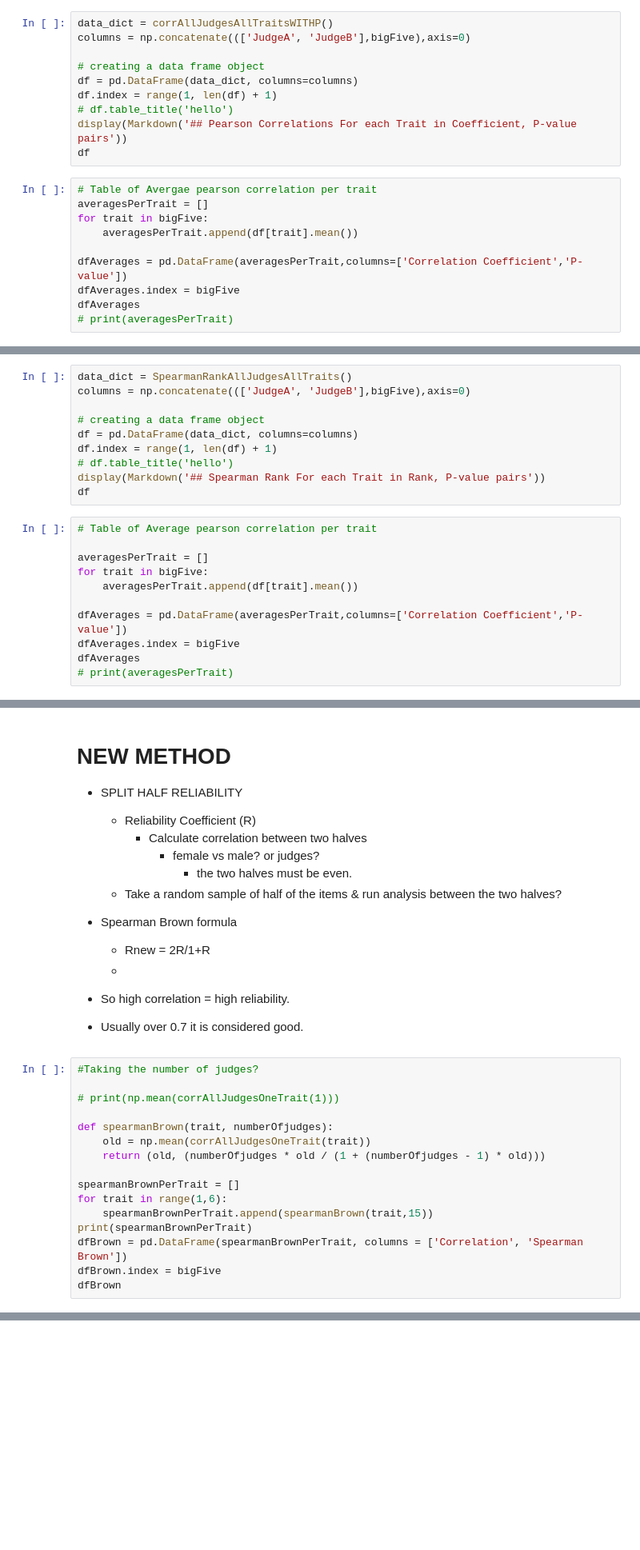
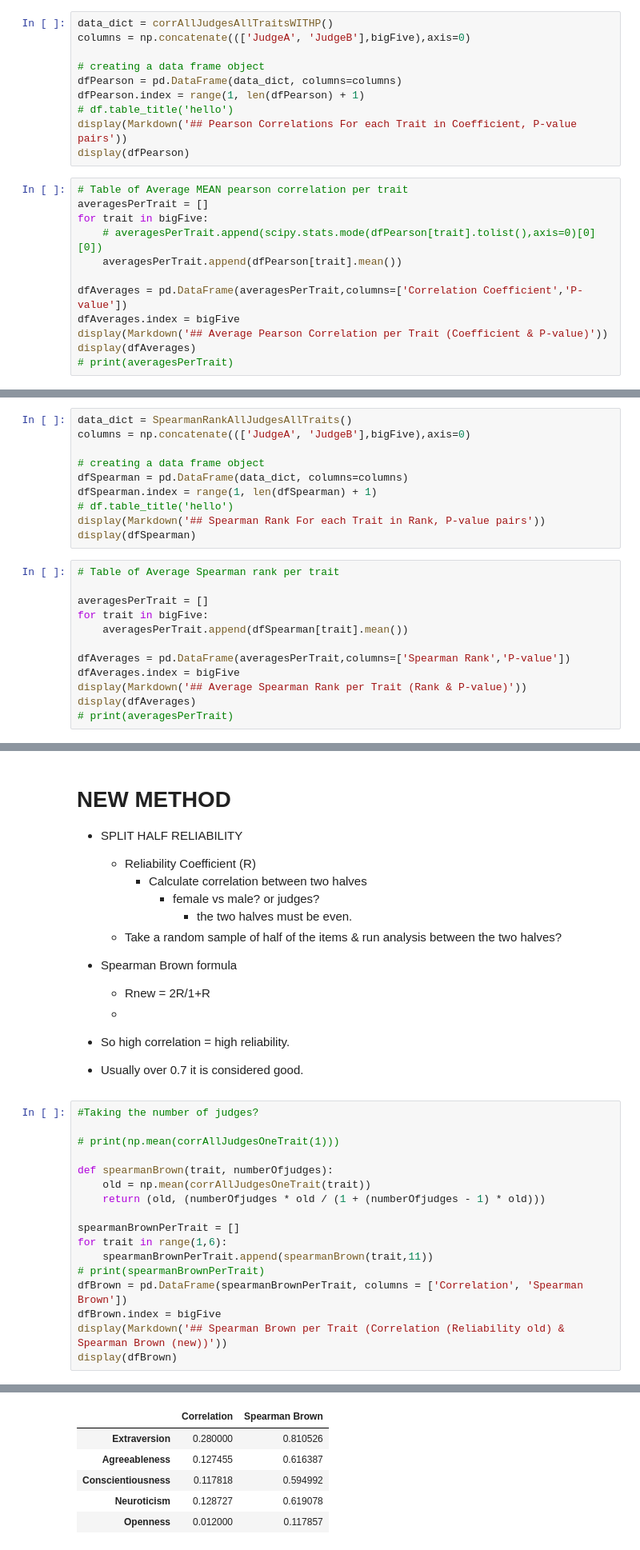
Before and after one commit to sophiak12/Individual_Project, a Jupyter notebook: src/data2.ipynb, the cells around one changed output, grey strips where cells are left out. Shown: that part at 80% size. Cells and saved outputs as stored; diff of their text form; blank space fills up the shorter version.

```diff
--- a/src/data2.ipynb
+++ b/src/data2.ipynb
@@ -342,18 +357,20 @@ data_dict = corrAllJudgesAllTraitsWITHP()
 columns = np.concatenate((['JudgeA', 'JudgeB'],bigFive),axis=0)
 
 # creating a data frame object
-df = pd.DataFrame(data_dict, columns=columns)
-df.index = range(1, len(df) + 1)
+dfPearson = pd.DataFrame(data_dict, columns=columns)
+dfPearson.index = range(1, len(dfPearson) + 1)
 # df.table_title('hello')
 display(Markdown('## Pearson Correlations For each Trait in Coefficient, P-value pairs'))
-df
+display(dfPearson)
 # %%
-# Table of Avergae pearson correlation per trait
+# Table of Average MEAN pearson correlation per trait
 averagesPerTrait = []
 for trait in bigFive:
-    averagesPerTrait.append(df[trait].mean())
+    # averagesPerTrait.append(scipy.stats.mode(dfPearson[trait].tolist(),axis=0)[0][0])
+    averagesPerTrait.append(dfPearson[trait].mean())
 
 dfAverages = pd.DataFrame(averagesPerTrait,columns=['Correlation Coefficient','P-value'])
 dfAverages.index = bigFive
-dfAverages
+display(Markdown('## Average Pearson Correlation per Trait (Coefficient & P-value)'))
+display(dfAverages)
 # print(averagesPerTrait)
@@ -440,20 +470,21 @@ data_dict = SpearmanRankAllJudgesAllTraits()
 columns = np.concatenate((['JudgeA', 'JudgeB'],bigFive),axis=0)
 
 # creating a data frame object
-df = pd.DataFrame(data_dict, columns=columns)
-df.index = range(1, len(df) + 1)
+dfSpearman = pd.DataFrame(data_dict, columns=columns)
+dfSpearman.index = range(1, len(dfSpearman) + 1)
 # df.table_title('hello')
 display(Markdown('## Spearman Rank For each Trait in Rank, P-value pairs'))
-df
+display(dfSpearman)
 # %%
-# Table of Average pearson correlation per trait
+# Table of Average Spearman rank per trait
 
 averagesPerTrait = []
 for trait in bigFive:
-    averagesPerTrait.append(df[trait].mean())
+    averagesPerTrait.append(dfSpearman[trait].mean())
 
-dfAverages = pd.DataFrame(averagesPerTrait,columns=['Correlation Coefficient','P-value'])
+dfAverages = pd.DataFrame(averagesPerTrait,columns=['Spearman Rank','P-value'])
 dfAverages.index = bigFive
-dfAverages
+display(Markdown('## Average Spearman Rank per Trait (Rank & P-value)'))
+display(dfAverages)
 # print(averagesPerTrait)
 # %%
@@ -510,8 +541,10 @@ def spearmanBrown(trait, numberOfjudges):
 
 spearmanBrownPerTrait = []
 for trait in range(1,6):
-    spearmanBrownPerTrait.append(spearmanBrown(trait,15))
-print(spearmanBrownPerTrait)
+    spearmanBrownPerTrait.append(spearmanBrown(trait,11))
+# print(spearmanBrownPerTrait)
 dfBrown = pd.DataFrame(spearmanBrownPerTrait, columns = ['Correlation', 'Spearman Brown'])
 dfBrown.index = bigFive
-dfBrown
+display(Markdown('## Spearman Brown per Trait (Correlation (Reliability old) & Spearman Brown (new))'))
+display(dfBrown)
+# %% [output]
@@ -518,3 +552,9 @@ dfBrown
+|  | Correlation | Spearman Brown |
+| Extraversion | 0.280000 | 0.810526 |
+| Agreeableness | 0.127455 | 0.616387 |
+| Conscientiousness | 0.117818 | 0.594992 |
+| Neuroticism | 0.128727 | 0.619078 |
+| Openness | 0.012000 | 0.117857 |
 # %% [markdown]
 ### LOOK AT THIS AGAIN - OUT OF RANGE RESULT
 * could be because the data has negative values???
```
Also changed, not shown: parts of 33 cells of this notebook, 2 other files.
